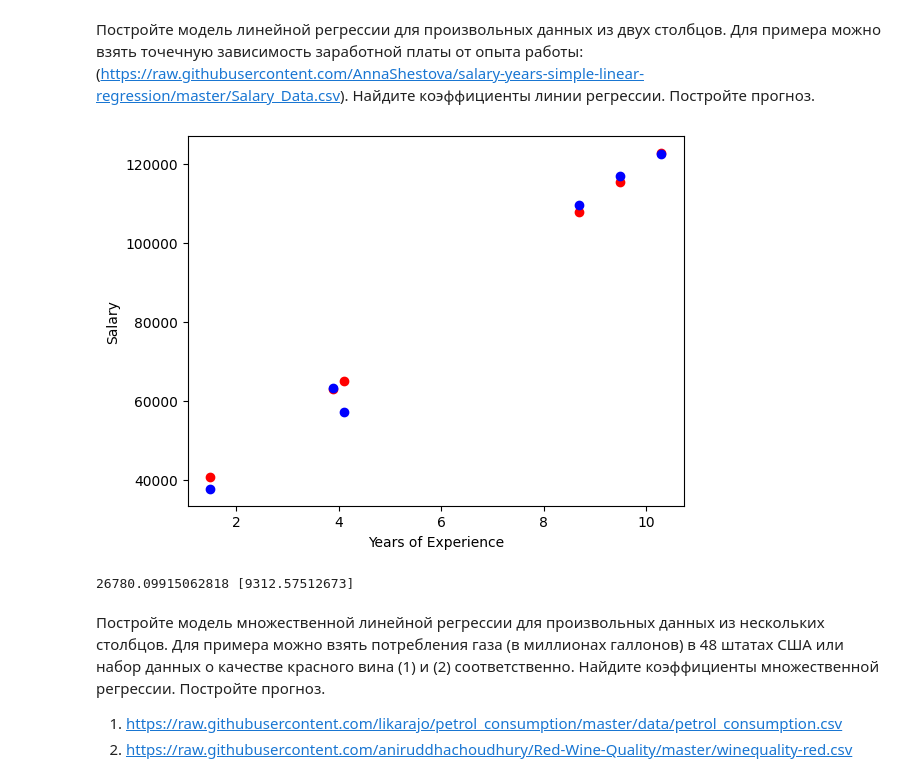
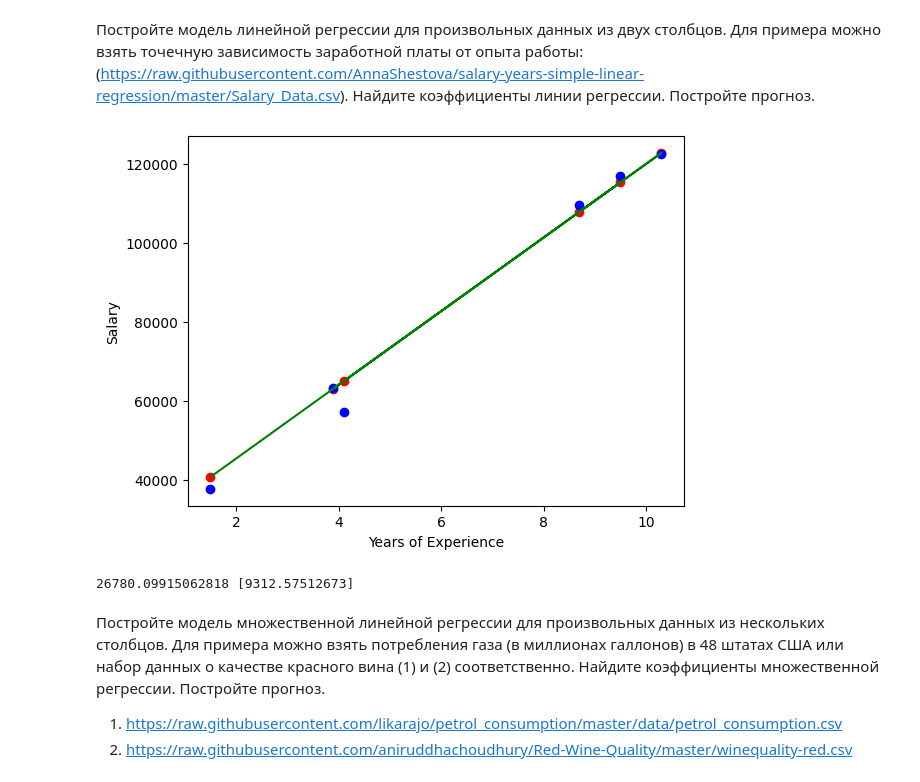
Before and after one commit to VolanD111/Main_Repository, a Jupyter notebook: Python/AI-sem2/WorkBook_4.ipynb, the cells around one changed output. Drawn from its saved outputs; the diff is of its cells as text; code cells hidden in the pictures.

```diff
--- a/Python/AI-sem2/WorkBook_4.ipynb
+++ b/Python/AI-sem2/WorkBook_4.ipynb
@@ -83,26 +83,27 @@ plt.show()
 # %%
 import numpy as np
 import matplotlib.pyplot as plt
 import pandas as pd
 from sklearn.model_selection import train_test_split
 from sklearn.linear_model import LinearRegression
 
 url = "https://raw.githubusercontent.com/AnnaShestova/salary-years-simple-linear-regression/master/Salary_Data.csv"
 data = pd.read_csv(url)
 X = data.iloc[:, 0].values.reshape(-1, 1)
 y = data.iloc[:, 1]
 X_train, X_test, y_train, y_test = train_test_split(X, y, test_size=0.2, random_state=0)
 regressor = LinearRegression()
 regressor.fit(X_train, y_train)
 predict = regressor.predict(X_test)
 plt.scatter(X_test, predict, color='red')
 plt.scatter(X_test, y_test, color='blue')
+plt.plot(X_test, predict, color='green')
 plt.xlabel('Years of Experience')
 plt.ylabel('Salary')
 plt.show()
 print(regressor.intercept_, regressor.coef_) # свободный коэф, коэф при х
 # %% [output]
-[figure, old version]
+[figure, new version]
 26780.09915062818 [9312.57512673]
 # %% [markdown]
 Постройте модель множественной линейной регрессии для произвольных данных из нескольких столбцов. Для примера можно взять потребления газа (в миллионах галлонов) в 48 штатах США или набор данных о качестве красного вина (1) и (2) соответственно. Найдите коэффициенты множественной регрессии. Постройте прогноз.
```
